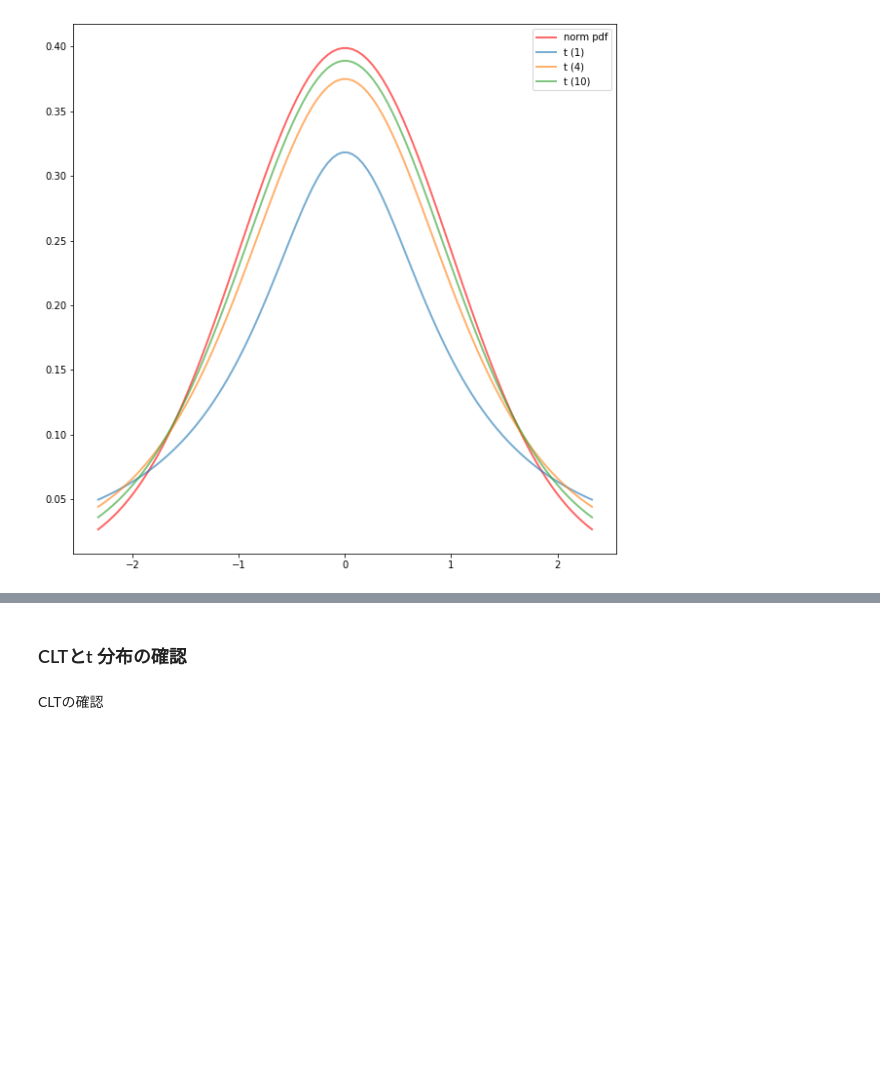
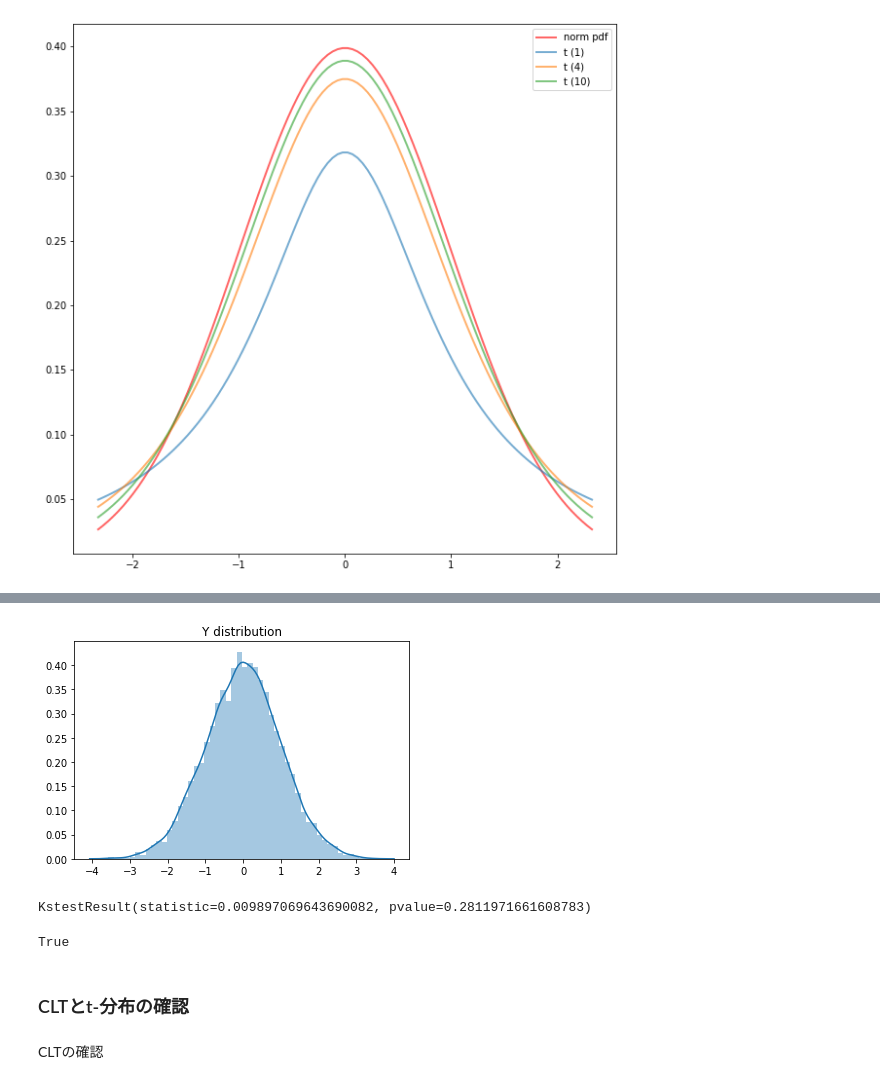
Before and after one commit to RyoNakagami/causal_inference, a Jupyter notebook: causal_inference101/ch_01/textbook_ch01.ipynb, the cells around one changed output, grey strips where cells are left out. Drawn from its saved outputs; the diff is of its cells as text; code cells hidden in the pictures; blank space fills up the shorter version.

```diff
--- a/causal_inference101/ch_01/textbook_ch01.ipynb
+++ b/causal_inference101/ch_01/textbook_ch01.ipynb
@@ -295,5 +393,26 @@ $$
+# %%
+### 変数変換
+
+Y = H @ Z
+sns.distplot(Y).set_title('Y distribution')
+plt.show()
+# %% [output]
+[figure, added]
+# %%
+### 正規分布との距離を計算
+kstest(Y, 'norm')
+# %% [output]
+KstestResult(statistic=0.009897069643690082, pvalue=0.2811971661608783)
+# %%
+### Zのsum of squareとY_2, ..., Y_nの確認
+Y_sum = np.sum(Y[1:]**2)
+Z_sum = np.sum(Y**2) - n*np.mean(Z)**2
+
+np.allclose(Y_sum, Z_sum)
+# %% [output]
+True
 # %% [markdown]
-### CLTとt 分布の確認
+### CLTとt-分布の確認
 # %% [markdown]
 CLTの確認
 # %%
```
Also changed, not shown: parts of 12 cells of this notebook, 7 other files.
